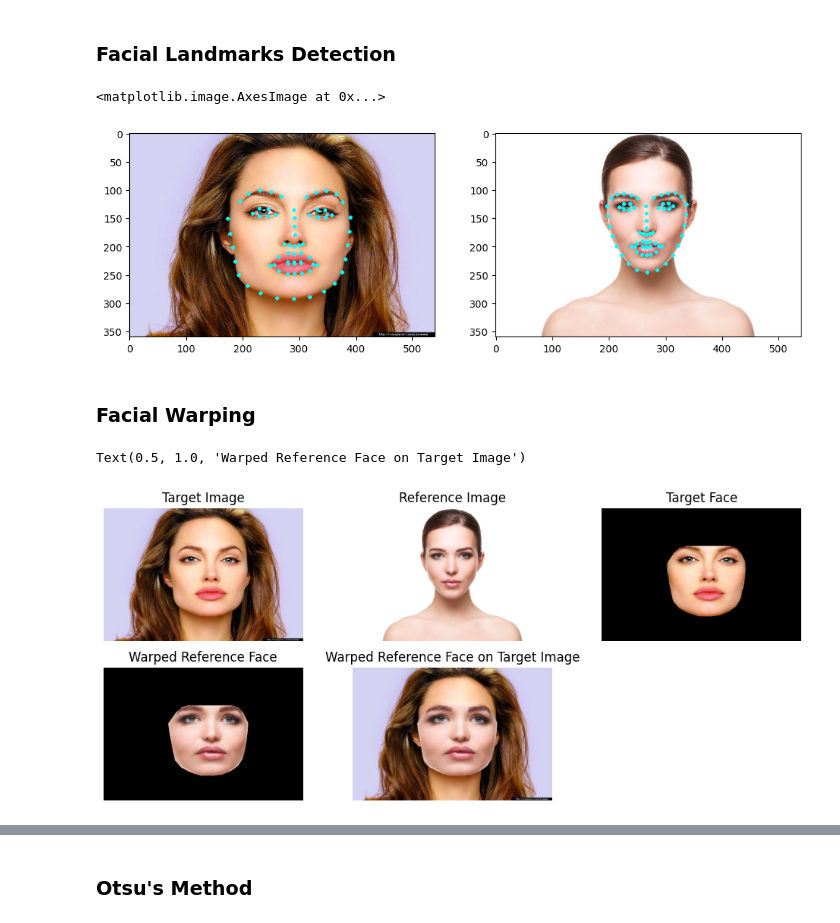
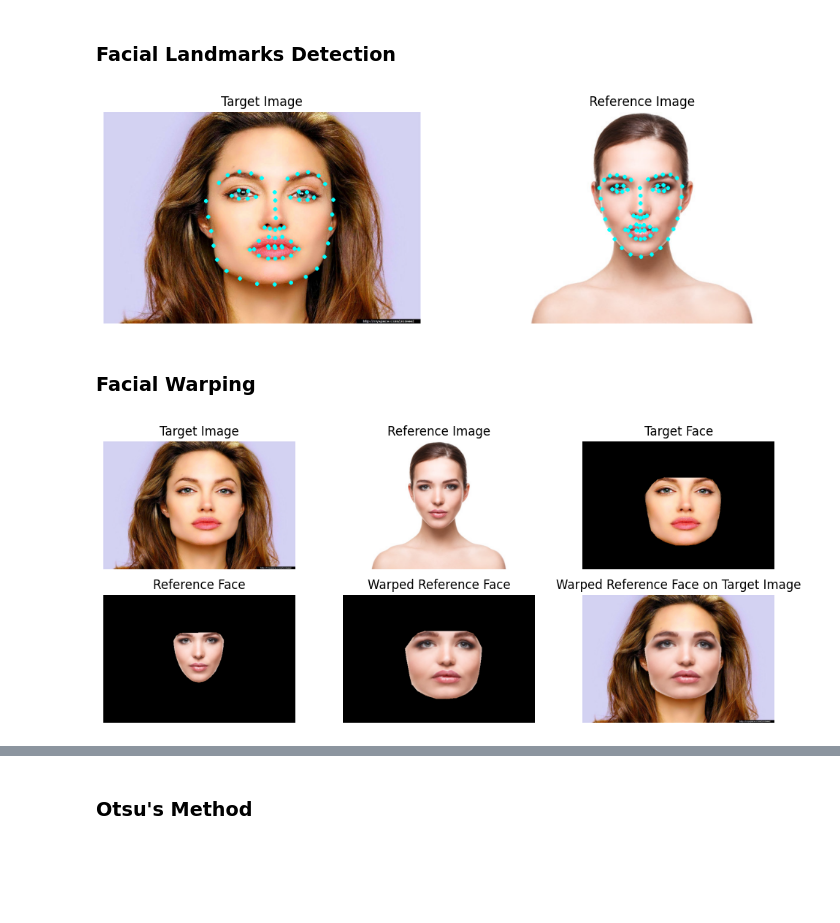
Before and after one commit to AakashR13/Digital_Makeup_Generation, a Jupyter notebook: main.ipynb, the cells around one changed output, grey strips where cells are left out. Saved outputs shown, nothing was run; the diff lists cells and outputs as text; code cells hidden in the pictures; blank space fills up the shorter version.

```diff
--- a/main.ipynb
+++ b/main.ipynb
@@ -56,40 +56,51 @@ for face_landmarks in trgt_img_landmarks:
         trgt_img_landmarks_np = np.append(trgt_img_landmarks_np, face_landmarks[facial_feature], axis=0)
 
 for face_landmarks in ref_img_landmarks:
     for facial_feature in face_landmarks.keys():
         ref_img_landmarks_np = np.append(ref_img_landmarks_np, face_landmarks[facial_feature], axis=0)
 
 # draw landmarks over the face
 
 pil_image1 = Image.fromarray(trgt_img)
 pil_image2 = Image.fromarray(ref_img)
 
 d1 = ImageDraw.Draw(pil_image1)
 d2 = ImageDraw.Draw(pil_image2)
 
 for point in trgt_img_landmarks_np:
     x1, y1 = point[0] - 3, point[1] - 3
     x2, y2 = point[0] + 3, point[1] + 3
     d1.ellipse((x1, y1, x2, y2), fill=(0, 255, 255), width=2)
 
 for point in ref_img_landmarks_np:
     x1, y1 = point[0] - 3, point[1] - 3
     x2, y2 = point[0] + 3, point[1] + 3
     d2.ellipse((x1, y1, x2, y2), fill=(0, 255, 255), width=2)
 
 plt.figure(figsize=(12,12))
 plt.subplot(121)
 plt.imshow(pil_image1)
+plt.axis('off')
+plt.title('Target Image')
 plt.subplot(122)
 plt.imshow(pil_image2)
+plt.axis('off')
+plt.title('Reference Image')
+plt.show()
 # %% [output]
-<matplotlib.image.AxesImage at 0x...>
-[figure, old version]
+[figure, new version]
 # %% [markdown]
 ### Facial Warping
 # %%
 transform = PiecewiseAffineTransform()
 transform.estimate(trgt_img_landmarks_np, ref_img_landmarks_np)
+
+ref_face_hull = cv2.convexHull(ref_img_landmarks_np).astype(np.int32)
+ref_face_mask = np.zeros(ref_img.shape[:2], dtype=np.float32)
+cv2.fillConvexPoly(ref_face_mask, ref_face_hull, 1)
+ref_face_mask = ref_face_mask > 0
+ref_face = np.zeros_like(ref_img)
+ref_face[ref_face_mask] = ref_img[ref_face_mask]
 
 warped_ref_face = (warp(ref_img, transform, output_shape=trgt_img.shape) * 255).astype(np.uint8)
 
@@ -114,16 +125,20 @@ plt.imshow(trgt_face)
 plt.axis('off')
 plt.title("Target Face")
 plt.subplot(234)
+plt.imshow(ref_face)
+plt.axis('off')
+plt.title("Reference Face")
+plt.subplot(235)
 plt.imshow(warped_ref_face)
 plt.axis('off')
 plt.title("Warped Reference Face")
-plt.subplot(235)
+plt.subplot(236)
 plt.imshow(warped_ref_face_on_trgt)
 plt.axis('off')
 plt.title("Warped Reference Face on Target Image")
+plt.show()
 # %% [output]
-Text(0.5, 1.0, 'Warped Reference Face on Target Image')
-[figure, old version]
+[figure, new version]
 # %%
 # remove eyes and lips from the target face by creating a mask of the eye region
 trgt_left_eye = cv2.convexHull(np.array(trgt_img_landmarks[0]['left_eye']))
```
Also changed, not shown: parts of 1 cell of this notebook.
